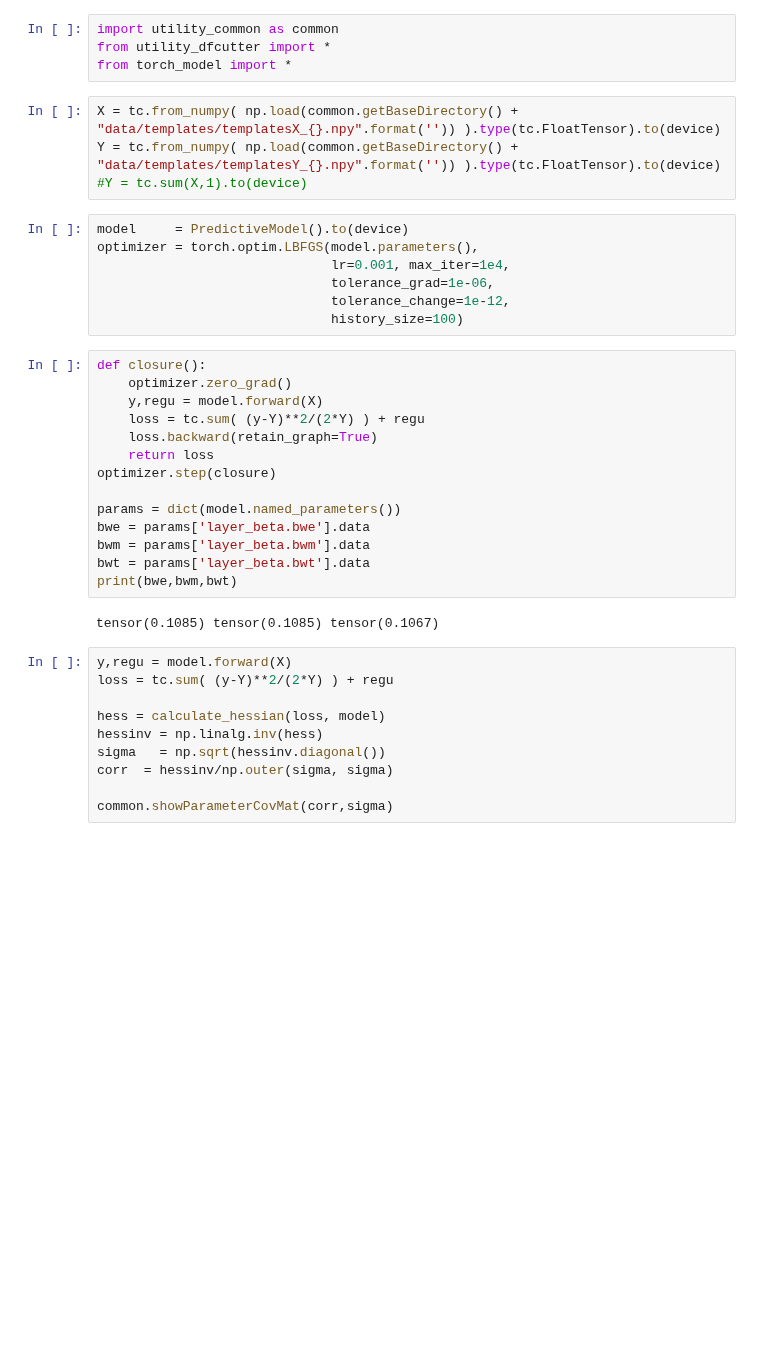
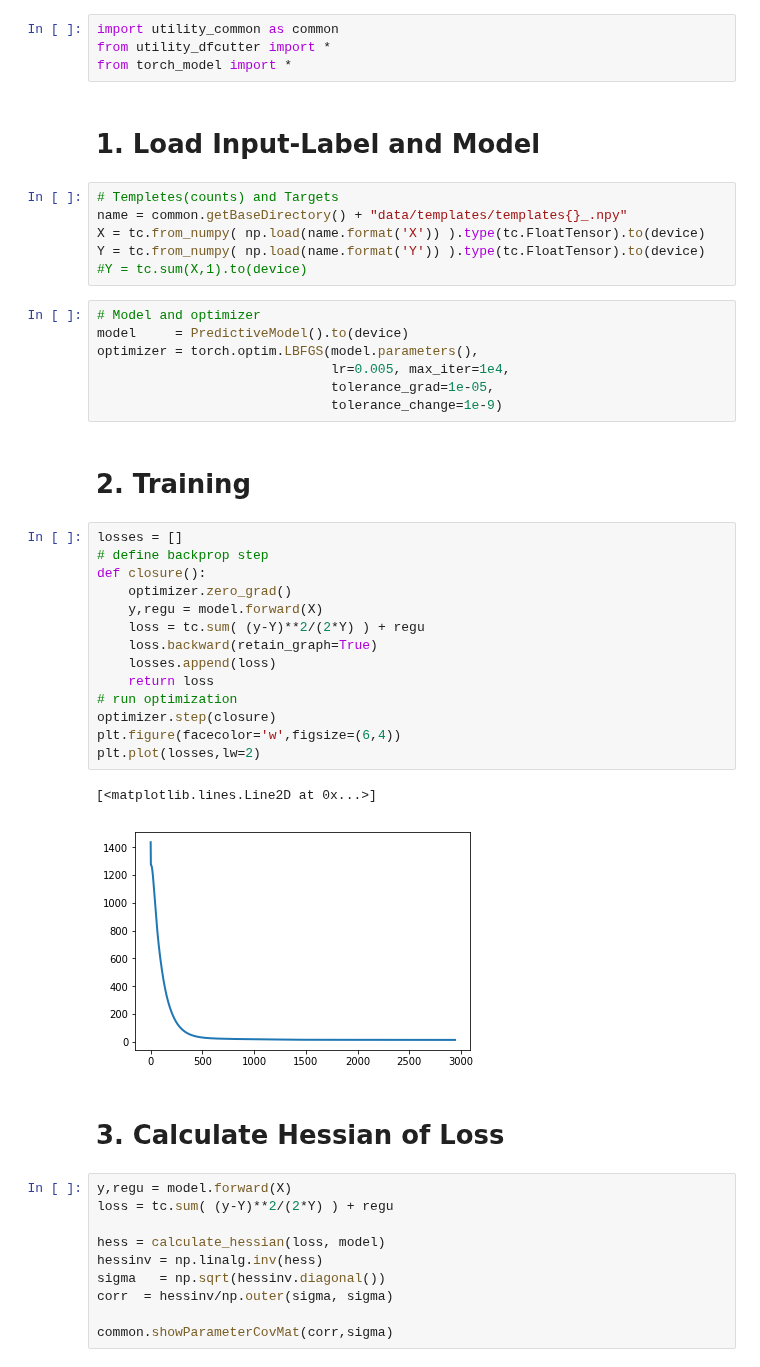
Before and after one commit to ZihengChen/WBranchingFaction, a Jupyter notebook: notebooks/torch_fitTemplate.ipynb, the cells around one changed output. Drawn from its saved outputs; the diff is of its cells as text; blank space fills up the shorter version.

```diff
--- a/notebooks/torch_fitTemplate.ipynb
+++ b/notebooks/torch_fitTemplate.ipynb
@@ -2,33 +2,42 @@
 import utility_common as common
 from utility_dfcutter import *
 from torch_model import *
+# %% [markdown]
+# 1. Load Input-Label and Model
 # %%
-X = tc.from_numpy( np.load(common.getBaseDirectory() + "data/templates/templatesX_{}.npy".format('')) ).type(tc.FloatTensor).to(device)
-Y = tc.from_numpy( np.load(common.getBaseDirectory() + "data/templates/templatesY_{}.npy".format('')) ).type(tc.FloatTensor).to(device)
+# Templetes(counts) and Targets
+name = common.getBaseDirectory() + "data/templates/templates{}_.npy"
+X = tc.from_numpy( np.load(name.format('X')) ).type(tc.FloatTensor).to(device)
+Y = tc.from_numpy( np.load(name.format('Y')) ).type(tc.FloatTensor).to(device)
 #Y = tc.sum(X,1).to(device)
 # %%
+# Model and optimizer
 model     = PredictiveModel().to(device)
 optimizer = torch.optim.LBFGS(model.parameters(),
-                              lr=0.001, max_iter=1e4,
-                              tolerance_grad=1e-06,
-                              tolerance_change=1e-12,
-                              history_size=100)
+                              lr=0.005, max_iter=1e4,
+                              tolerance_grad=1e-05,
+                              tolerance_change=1e-9)
+# %% [markdown]
+# 2. Training
 # %%
+losses = []
+# define backprop step
 def closure():
     optimizer.zero_grad()
     y,regu = model.forward(X)
     loss = tc.sum( (y-Y)**2/(2*Y) ) + regu
     loss.backward(retain_graph=True)
+    losses.append(loss)
     return loss
+# run optimization
 optimizer.step(closure)
-
-params = dict(model.named_parameters())
-bwe = params['layer_beta.bwe'].data
-bwm = params['layer_beta.bwm'].data
-bwt = params['layer_beta.bwt'].data
-print(bwe,bwm,bwt)
+plt.figure(facecolor='w',figsize=(6,4))
+plt.plot(losses,lw=2)
 # %% [output]
-tensor(0.1085) tensor(0.1085) tensor(0.1067)
+[<matplotlib.lines.Line2D at 0x...>]
+[figure, added]
+# %% [markdown]
+# 3. Calculate Hessian of Loss
 # %%
 y,regu = model.forward(X)
 loss = tc.sum( (y-Y)**2/(2*Y) ) + regu
```
Also changed, not shown: parts of 2 cells of this notebook, 2 other files.
